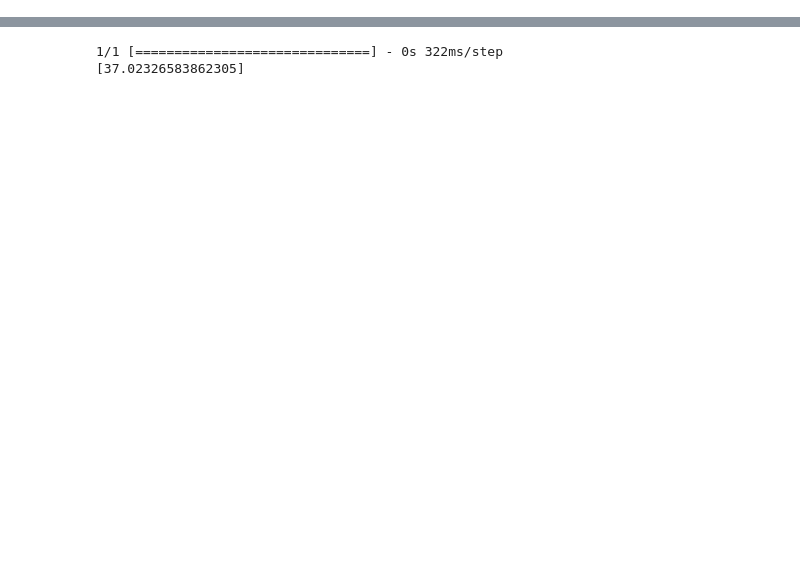
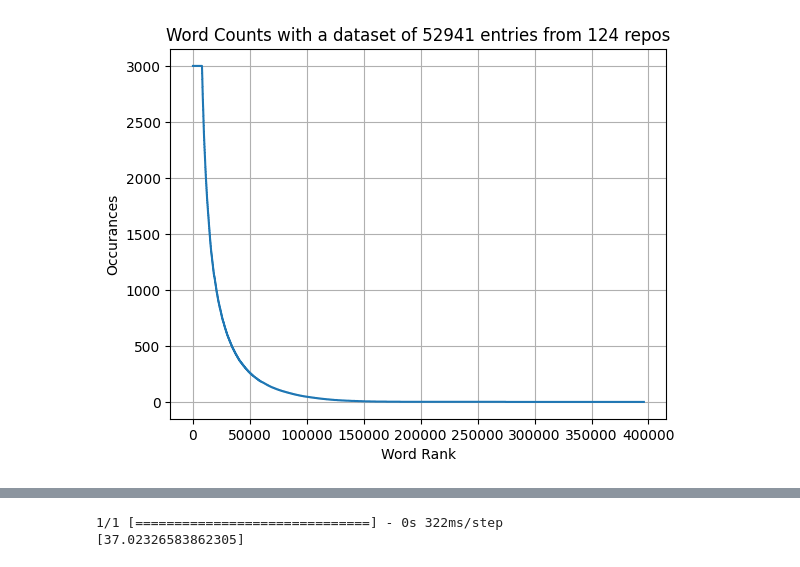
Before and after one commit to alihaider1264/sca-ml, a Jupyter notebook: Jupyter Notebooks/Testing/Python Dataset Testing Notebook.ipynb, the cells around one changed output, grey strips where cells are left out. Saved outputs shown, nothing was run; the diff lists cells and outputs as text; code cells hidden in the pictures; blank space fills up the shorter version.

```diff
--- a/Jupyter Notebooks/Testing/Python Dataset Testing Notebook.ipynb
+++ b/Jupyter Notebooks/Testing/Python Dataset Testing Notebook.ipynb
@@ -475,0 +507,4 @@ KeyboardInterrupt:
+# %%
+#load the padded and processed data for testing purposes
+
+dataSet1 = pd.read_csv(pathToDataCollectorDatabase + '\\dataSet1Padded.csv')
@@ -476,5 +576,78 @@ KeyboardInterrupt:
+# %%
+#load X for debugging purposes
+X = np.load(pathToDataCollectorDatabase + '\\X.npy')
+
+#load tokenizer for debugging purposes
+with open(pathToDataCollectorDatabase + '\\tokenizer.pickle', 'rb') as handle:
+    tokenizer = pickle.load(handle)
+
+#load maxWords and maxLen for debugging purposes
+with open(pathToDataCollectorDatabase + '\\maxWords.pickle', 'rb') as handle:
+    maxWords = pickle.load(handle)
+
+with open(pathToDataCollectorDatabase + '\\maxLen.pickle', 'rb') as handle:
+    maxLen = pickle.load(handle)
 # %%
+#print(tokenizer.word_counts)
+
+#print a graph of the word counts
+wordCounts = tokenizer.word_counts
+wordCounts = sorted(wordCounts.items(), key=lambda x: x[1], reverse=True)
+wordCounts = dict(wordCounts)
+wordCounts = list(wordCounts.values())
+#get mean word count
 
 
-print(dataSet1['grade'][0])
+
+meanWordCount = np.mean(wordCounts)
+
+#get the median word count
+medianWordCount = np.median(wordCounts)
+
+print("Mean Word Count: ", meanWordCount)
+print("Median Word Count: ", medianWordCount)
+wordCounts = wordCounts
+wordCounts = np.clip(wordCounts, 0, 3000)
+
+#graph the word counts with a grid
+plt.plot(wordCounts)
+plt.ylabel('Occurances')
+plt.xlabel('Word Rank')
+plt.title('Word Counts with a dataset of ' + str(len(dataSet1)) + ' entries from ' + str(len(df)) + ' repos')
+plt.grid(True)
+plt.show()
+
+#graph the amound of words that appear in each file
+fileWordCounts = tokenizer.word_docs
+#translate the words to their tokens
+fileWordCounts = sorted(fileWordCounts.items(), key=lambda x: x[1], reverse=True)
+fileWordCounts = dict(fileWordCounts)
+#create a list of dict keys
+fileWordCountsKey = list(fileWordCounts.keys())
+print (len(fileWordCountsKey))
+wordIndex = tokenizer.word_index
+fileWordCountTokenConversion = []
+for i in fileWordCounts:
+    tken = wordIndex[i]
+    fileWordCountTokenConversion.append(tken)
+
+
+#create a list of FileWordCountTokenConversion and fileWordCounts values combined
+fileWordCounts = list(fileWordCounts.values())
+fileWordCounts = np.clip(fileWordCounts, 0, 300000000000000000000000000)
+fileWordCounts = list(zip(fileWordCountTokenConversion, fileWordCounts))
+fileWordCounts = sorted(fileWordCounts, key=lambda x: x[1], reverse=True)
+fileWordCounts = dict(fileWordCounts)
+fileWordCounts = list(fileWordCounts.values())
+#get rid of the bottom results
+fileWordCounts = fileWordCounts[0:9000]
+#graph the word counts with a grid
+plt.plot(np.clip(fileWordCounts,0,3000))
+plt.ylabel('Occurances in diffrent documents')
+plt.xlabel('Word Rank')
+plt.title('Word occurances with a dataset of ' + str(len(dataSet1)) + ' entries from ' + str(len(df)) + ' repos')
+plt.grid(True)
+#make 0 show on y axis
+plt.ylim(ymin=0)
+print (len(fileWordCounts))
 # %% [output]
@@ -481,0 +656 @@ print(dataSet1['grade'][0])
+[figure, added]
```
Also changed, not shown: parts of 21 cells of this notebook, 1 other file.
